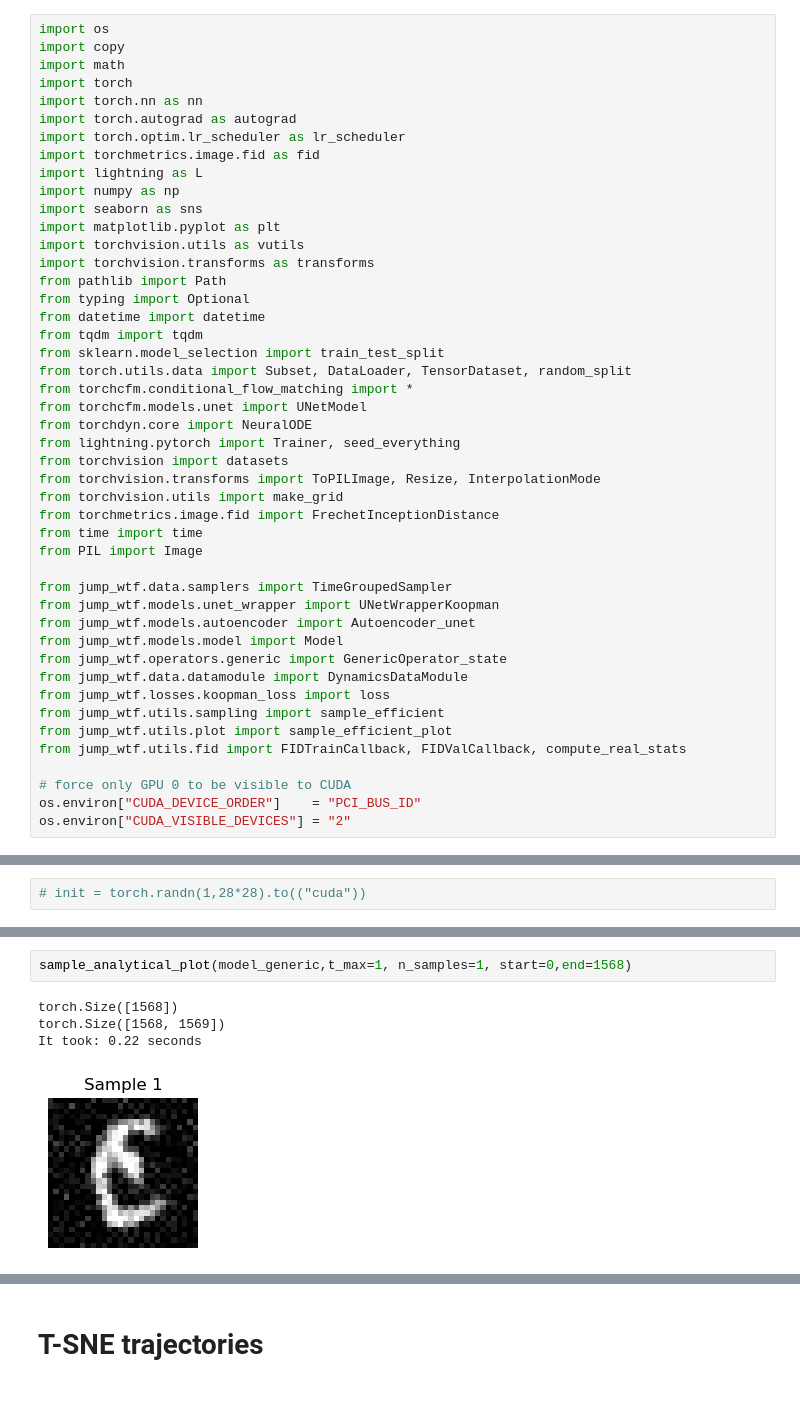
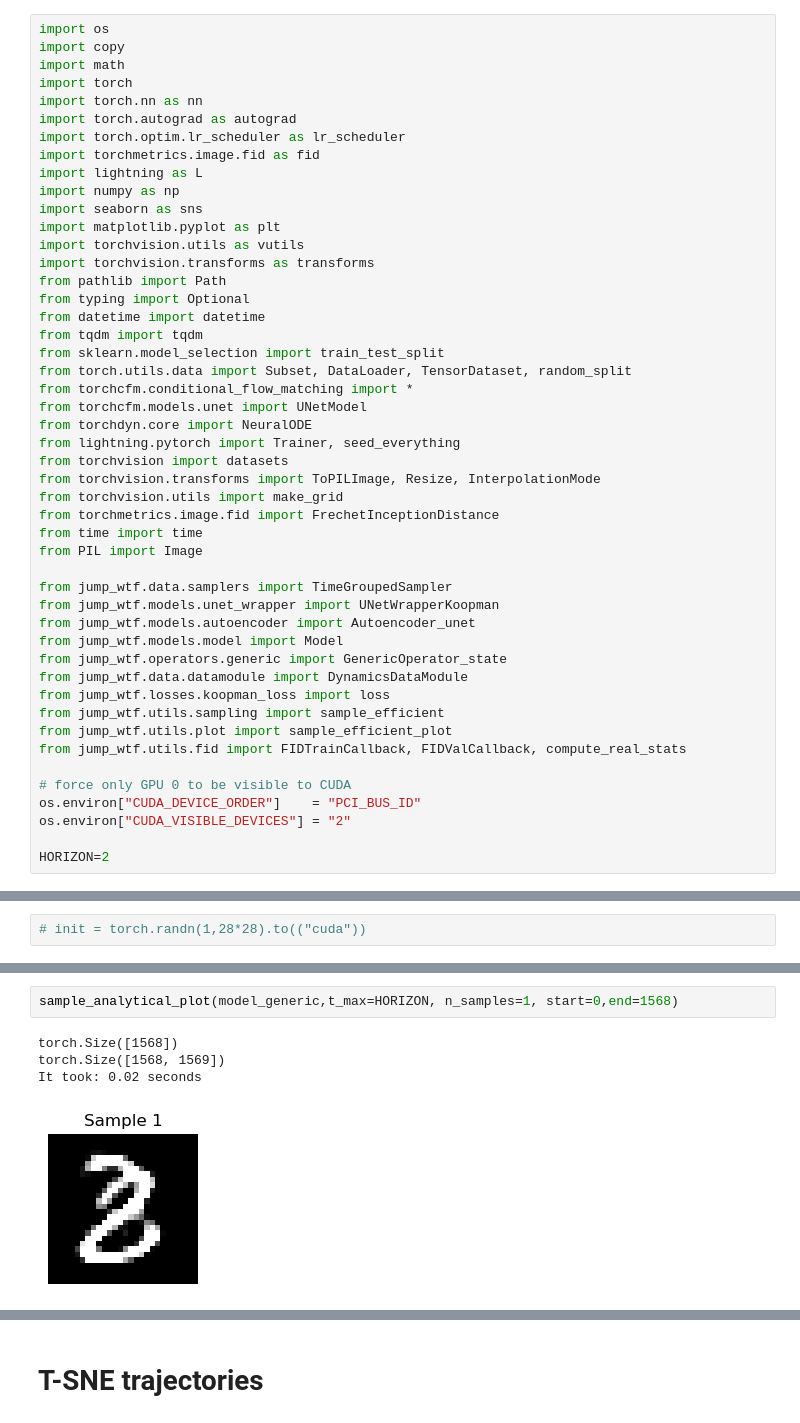
Before and after one commit to limesqueezy/jump-with-the-flow, a Jupyter notebook: spectral_mnist.ipynb, the cells around one changed output, grey strips where cells are left out. Cells and saved outputs as stored; diff of their text form.

```diff
--- a/spectral_mnist.ipynb
+++ b/spectral_mnist.ipynb
@@ -46,3 +46,5 @@ from jump_wtf.utils.fid import FIDTrainCallback, FIDValCallback, compute_real_st
 # force only GPU 0 to be visible to CUDA
 os.environ["CUDA_DEVICE_ORDER"]    = "PCI_BUS_ID"
 os.environ["CUDA_VISIBLE_DEVICES"] = "2"
+
+HORIZON=2
@@ -423,10 +474,10 @@ def sample_analytical_plot(model_generic, t_max=1, n_samples=1, start=0, end=156
 # %%
-sample_analytical_plot(model_generic,t_max=1, n_samples=1, start=0,end=1568)
+sample_analytical_plot(model_generic,t_max=HORIZON, n_samples=1, start=0,end=1568)
 # %% [output]
 torch.Size([1568])
 torch.Size([1568, 1569])
-It took: 0.22 seconds
+It took: 0.02 seconds
-[figure, old version]
+[figure, new version]
 # %%
 sample_analytical_plot(model_generic, t_max=0.8, n_samples=5, start=1300,end=1400)
 # %% [output]
```
Also changed, not shown: parts of 26 cells of this notebook, 3 other files.
